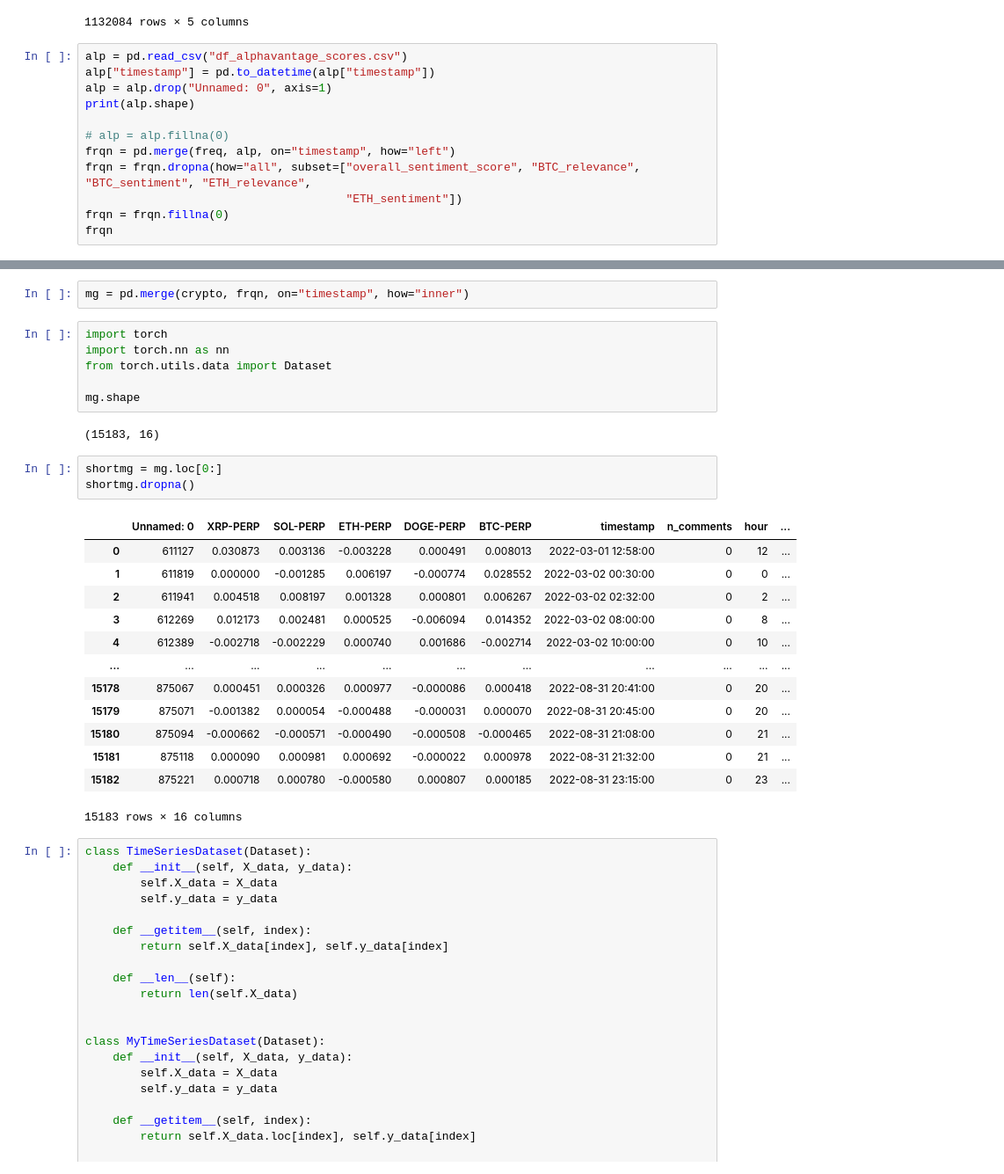
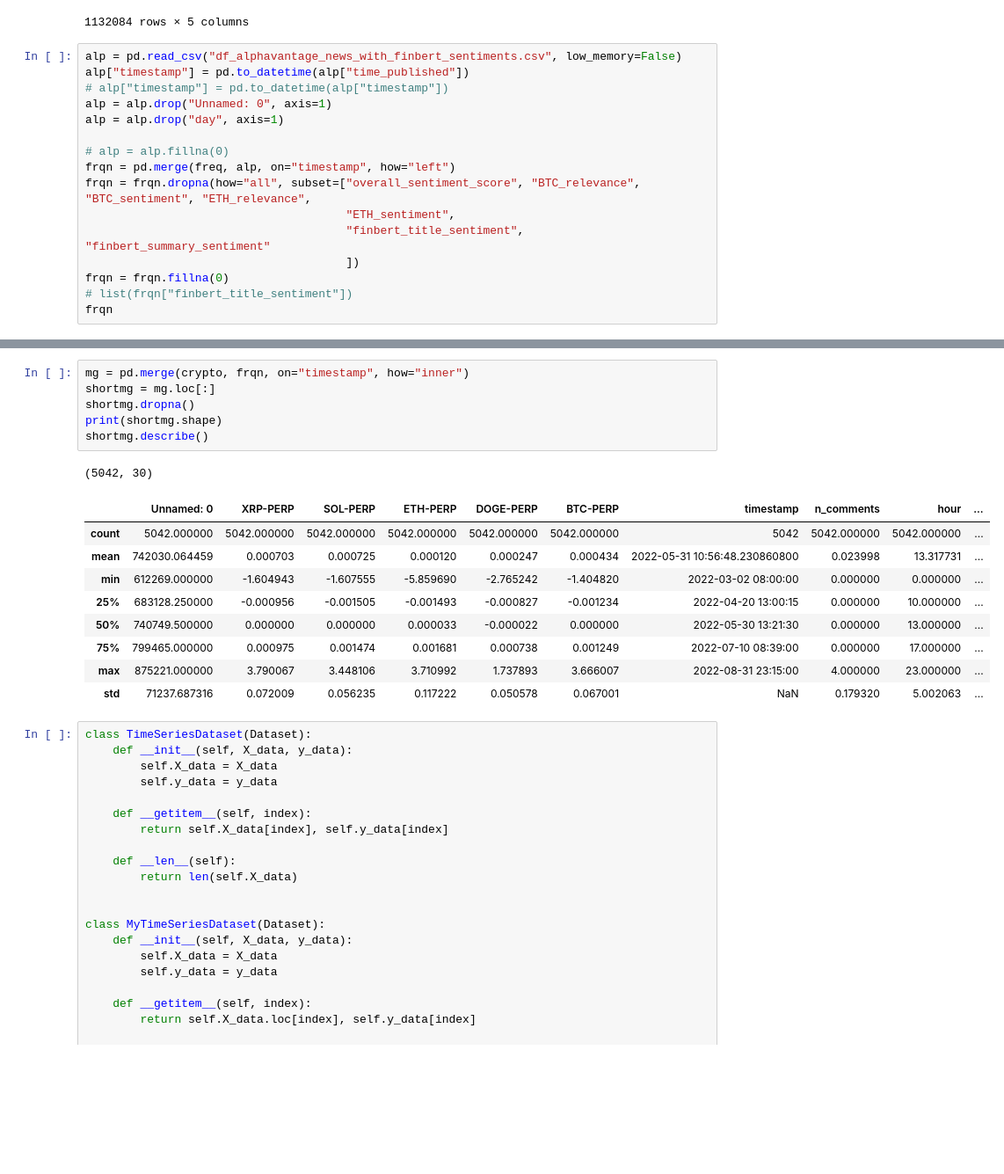
Before and after one commit to AliEmreSenel/BAINSACryptocurrencies, a Jupyter notebook: regression/eda.ipynb, the cells around one changed output, grey strips where cells are left out. Shown at 88% size. Cells and saved outputs as stored; diff of their text form; blank space fills up the shorter version.

Commit message:
tests with finbert

```diff
--- a/regression/eda.ipynb
+++ b/regression/eda.ipynb
@@ -42,15 +45,19 @@ freq
 | 1132083 | 2023-04-26 04:03:00 | 1 | 4 | 2 | 4 |
 1132084 rows × 5 columns
 # %%
-alp = pd.read_csv("df_alphavantage_scores.csv")
-alp["timestamp"] = pd.to_datetime(alp["timestamp"])
+alp = pd.read_csv("df_alphavantage_news_with_finbert_sentiments.csv", low_memory=False)
+alp["timestamp"] = pd.to_datetime(alp["time_published"])
+# alp["timestamp"] = pd.to_datetime(alp["timestamp"])
 alp = alp.drop("Unnamed: 0", axis=1)
-print(alp.shape)
+alp = alp.drop("day", axis=1)
 
 # alp = alp.fillna(0)
 frqn = pd.merge(freq, alp, on="timestamp", how="left")
 frqn = frqn.dropna(how="all", subset=["overall_sentiment_score", "BTC_relevance", "BTC_sentiment", "ETH_relevance",
-                                      "ETH_sentiment"])
+                                      "ETH_sentiment",
+                                      "finbert_title_sentiment", "finbert_summary_sentiment"
+                                      ])
 frqn = frqn.fillna(0)
+# list(frqn["finbert_title_sentiment"])
 frqn
 # %% [output]
@@ -71,30 +77,20 @@ frqn
 # %%
 mg = pd.merge(crypto, frqn, on="timestamp", how="inner")
+shortmg = mg.loc[:]
+shortmg.dropna()
+print(shortmg.shape)
+shortmg.describe()
+# %% [output]
+(5042, 30)
+|  | Unnamed: 0 | XRP-PERP | SOL-PERP | ETH-PERP | DOGE-PERP | BTC-PERP | timestamp | n_comments | hour | ... |
+| count | 5042.000000 | 5042.000000 | 5042.000000 | 5042.000000 | 5042.000000 | 5042.000000 | 5042 | 5042.000000 | 5042.000000 | ... |
+| mean | 742030.064459 | 0.000703 | 0.000725 | 0.000120 | 0.000247 | 0.000434 | 2022-05-31 10:56:48.230860800 | 0.023998 | 13.317731 | ... |
+| min | 612269.000000 | -1.604943 | -1.607555 | -5.859690 | -2.765242 | -1.404820 | 2022-03-02 08:00:00 | 0.000000 | 0.000000 | ... |
+| 25% | 683128.250000 | -0.000956 | -0.001505 | -0.001493 | -0.000827 | -0.001234 | 2022-04-20 13:00:15 | 0.000000 | 10.000000 | ... |
+| 50% | 740749.500000 | 0.000000 | 0.000000 | 0.000033 | -0.000022 | 0.000000 | 2022-05-30 13:21:30 | 0.000000 | 13.000000 | ... |
+| 75% | 799465.000000 | 0.000975 | 0.001474 | 0.001681 | 0.000738 | 0.001249 | 2022-07-10 08:39:00 | 0.000000 | 17.000000 | ... |
+| max | 875221.000000 | 3.790067 | 3.448106 | 3.710992 | 1.737893 | 3.666007 | 2022-08-31 23:15:00 | 4.000000 | 23.000000 | ... |
+| std | 71237.687316 | 0.072009 | 0.056235 | 0.117222 | 0.050578 | 0.067001 | NaN | 0.179320 | 5.002063 | ... |
-# %%
-import torch
-import torch.nn as nn
-from torch.utils.data import Dataset
-
-mg.shape
-# %% [output]
-(15183, 16)
-# %%
-shortmg = mg.loc[0:]
-shortmg.dropna()
-# %% [output]
-|  | Unnamed: 0 | XRP-PERP | SOL-PERP | ETH-PERP | DOGE-PERP | BTC-PERP | timestamp | n_comments | hour | ... |
-| 0 | 611127 | 0.030873 | 0.003136 | -0.003228 | 0.000491 | 0.008013 | 2022-03-01 12:58:00 | 0 | 12 | ... |
-| 1 | 611819 | 0.000000 | -0.001285 | 0.006197 | -0.000774 | 0.028552 | 2022-03-02 00:30:00 | 0 | 0 | ... |
-| 2 | 611941 | 0.004518 | 0.008197 | 0.001328 | 0.000801 | 0.006267 | 2022-03-02 02:32:00 | 0 | 2 | ... |
-| 3 | 612269 | 0.012173 | 0.002481 | 0.000525 | -0.006094 | 0.014352 | 2022-03-02 08:00:00 | 0 | 8 | ... |
-| 4 | 612389 | -0.002718 | -0.002229 | 0.000740 | 0.001686 | -0.002714 | 2022-03-02 10:00:00 | 0 | 10 | ... |
-| ... | ... | ... | ... | ... | ... | ... | ... | ... | ... | ... |
-| 15178 | 875067 | 0.000451 | 0.000326 | 0.000977 | -0.000086 | 0.000418 | 2022-08-31 20:41:00 | 0 | 20 | ... |
-| 15179 | 875071 | -0.001382 | 0.000054 | -0.000488 | -0.000031 | 0.000070 | 2022-08-31 20:45:00 | 0 | 20 | ... |
-| 15180 | 875094 | -0.000662 | -0.000571 | -0.000490 | -0.000508 | -0.000465 | 2022-08-31 21:08:00 | 0 | 21 | ... |
-| 15181 | 875118 | 0.000090 | 0.000981 | 0.000692 | -0.000022 | 0.000978 | 2022-08-31 21:32:00 | 0 | 21 | ... |
-| 15182 | 875221 | 0.000718 | 0.000780 | -0.000580 | 0.000807 | 0.000185 | 2022-08-31 23:15:00 | 0 | 23 | ... |
-15183 rows × 16 columns
 # %%
 class TimeSeriesDataset(Dataset):
     def __init__(self, X_data, y_data):
```
Also changed, not shown: parts of 17 cells of this notebook, 1 other file.
